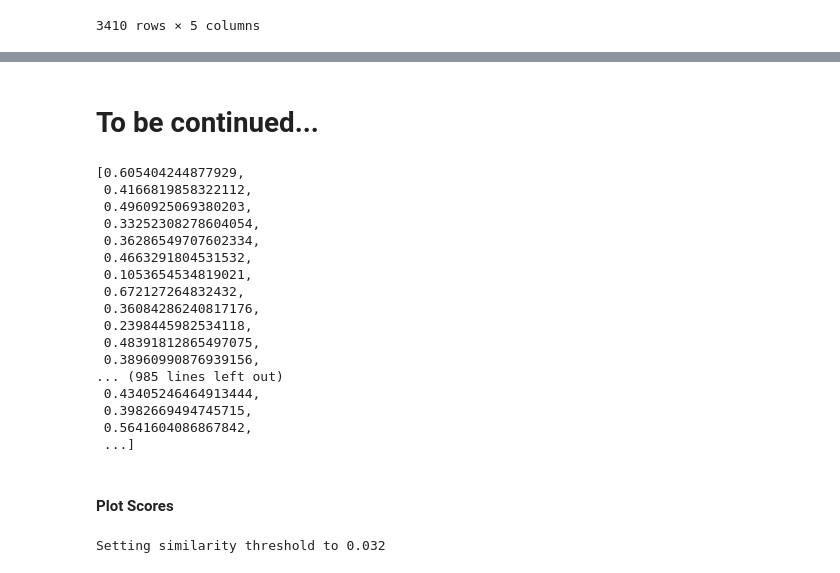
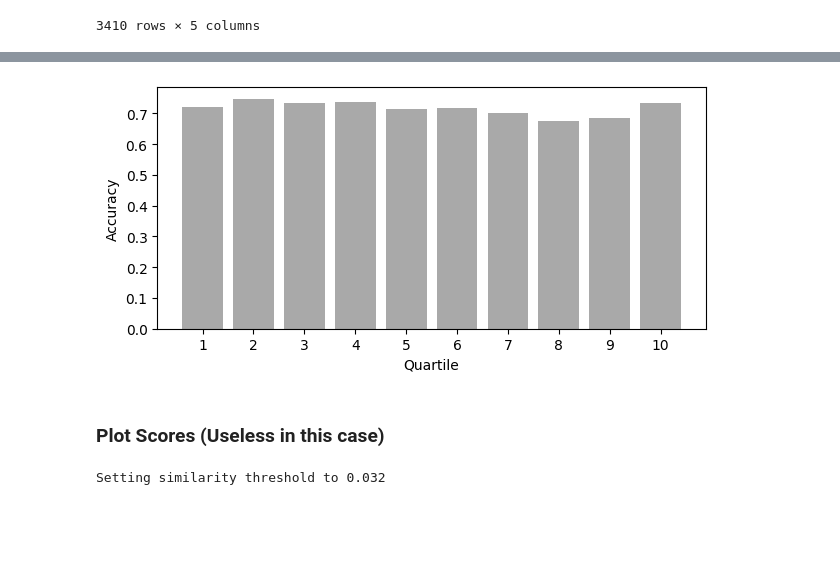
Before and after one commit to lorenzopallante/VirtuousMultiTaste, a Jupyter notebook: notebook/ApplicabilityDonain.ipynb, the cells around one changed output, grey strips where cells are left out. Drawn from its saved outputs; the diff is of its cells as text; code cells hidden in the pictures; blank space fills up the shorter version.

```diff
--- a/notebook/ApplicabilityDonain.ipynb
+++ b/notebook/ApplicabilityDonain.ipynb
@@ -254,27 +273,18 @@ plt.show()
-# %% [markdown]
-# To be continued...
-# %%
-test_scores
-# %% [output]
-[0.605404244877929,
- 0.4166819858322112,
- 0.4960925069380203,
- 0.33252308278604054,
- 0.36286549707602334,
- 0.4663291804531532,
- 0.1053654534819021,
- 0.672127264832432,
- 0.36084286240817176,
- 0.2398445982534118,
- 0.48391812865497075,
- 0.38960990876939156,
-... (985 lines left out)
- 0.43405246464913444,
- 0.3982669494745715,
- 0.5641604086867842,
- ...]
+# %%
+# plot the accuracy per quartile for the trainin (light grey) and test set (dark grey)
+plt.figure(figsize=(16/2.54,8/2.54))
+width=0.8
+plt.bar(np.arange(n_quatriles), acc_test, width=width, color="darkgrey", label="Test")
+plt.xticks(np.arange(n_quatriles), np.arange(n_quatriles)+1)
+plt.xlabel("Quartile")
+plt.ylabel("Accuracy")
+#plt.title("Accuracy per quartile in the test set")
+plt.tight_layout()
+plt.savefig("figures/test_quartile_accuracy.png", dpi=300, bbox_inches='tight')
+# %% [output]
+[figure, added]
 # %% [markdown]
-#### Plot Scores
+### Plot Scores (Useless in this case)
 # %%
 all_scores = train_scores + test_scores
 
```
Also changed, not shown: parts of 39 cells of this notebook, 35 other files.
